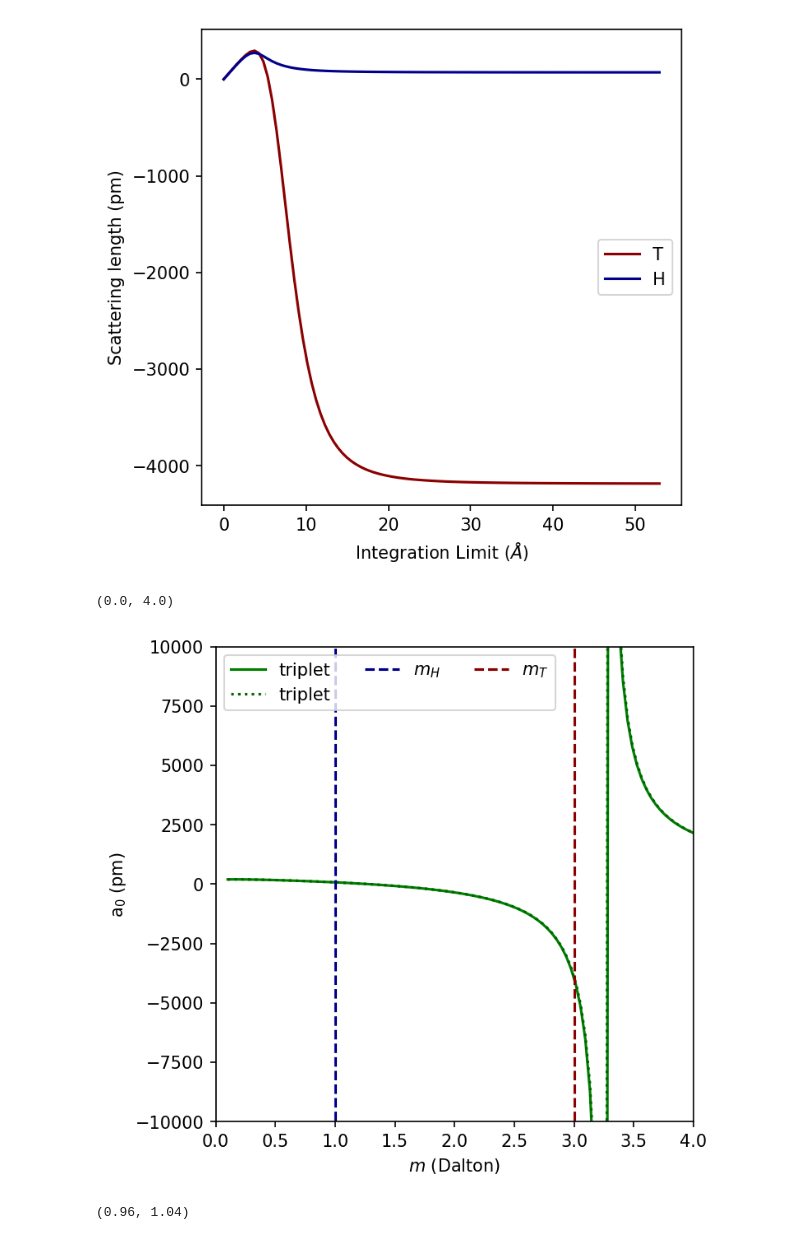
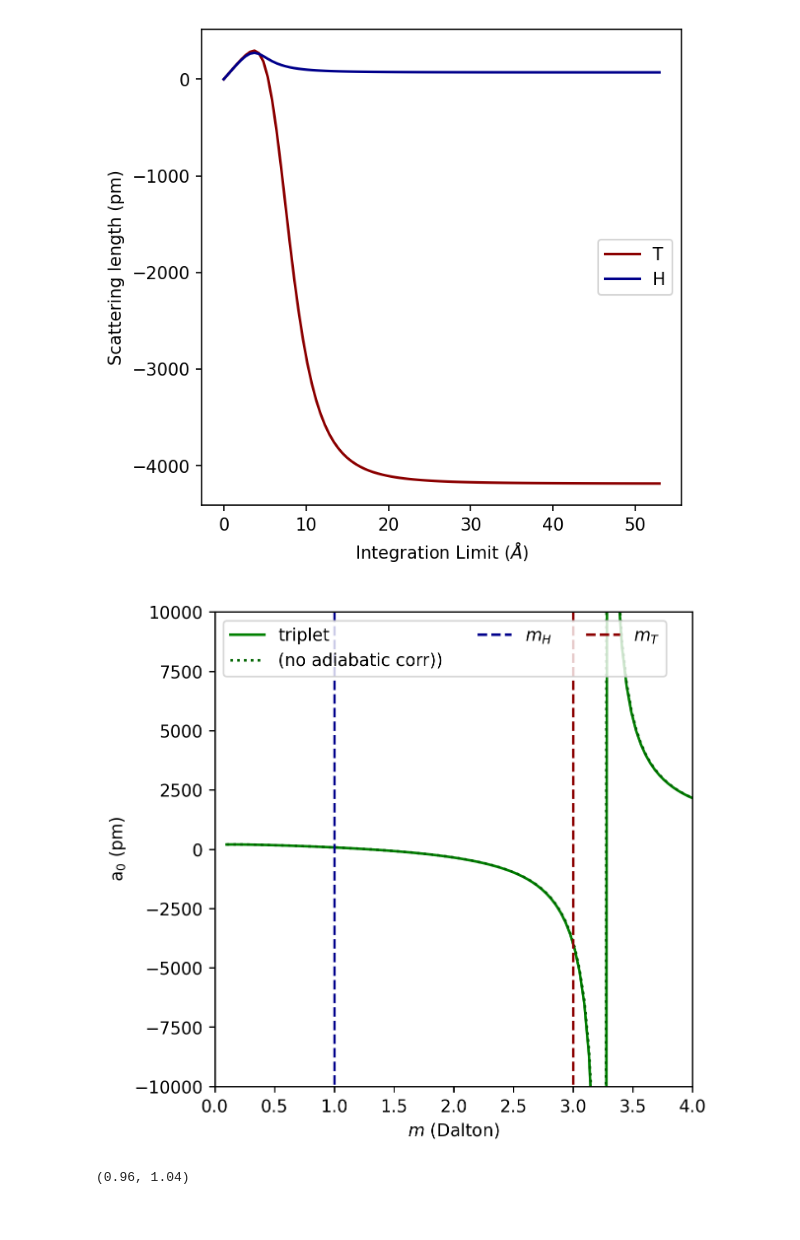
Before and after one commit to UTA-NURES/AtomicHScattering, a Jupyter notebook: examples/Elastic Cross Section.ipynb, the cells around one changed output. Cells and saved outputs as stored; diff of their text form; code cells hidden in the pictures.

```diff
--- a/examples/Elastic Cross Section.ipynb
+++ b/examples/Elastic Cross Section.ipynb
@@ -84,20 +84,20 @@ aVsMT_noad=np.array(aVsMT_noad)
 aVsMT_ad=np.array(aVsMT_ad)
 # %%
 
-plt.figure(figsize=(5,5),dpi=150)
+plt.figure(figsize=(5,5),dpi=250)
 plt.xlabel("$m$ (Dalton)")
 plt.ylabel(r"a$_0$ (pm)")
 plt.plot(ms,aVsMT_ad,color='green',label=r'triplet')
-plt.plot(ms,aVsMT_noad,':',color='DarkGreen',label=r'triplet')
+plt.plot(ms,aVsMT_noad,':',color='DarkGreen',label=r'(no adiabatic corr))')
 #plt.plot(ms,aVsMS,color='purple',label=r'singlet')
 plt.plot([1,1],[-100000,45000],'--',color='DarkBlue',label=r'$m_H$')
 plt.plot([3,3],[-100000,45000],'--',color='DarkRed',label=r'$m_T$')
 plt.ylim(-10000,10000)
 plt.legend(loc='upper left',ncol=3)
 plt.xlim(0,4)
+plt.savefig("./Plots/MassDependentElastic.png",dpi=250,bbox_inches='tight')
 # %% [output]
-(0.0, 4.0)
-[figure, old version]
+[figure, new version]
 # %%
 plt.figure(figsize=(5,5),dpi=150)
 plt.xlabel("$m$ (Dalton)")
```
Also changed, not shown: parts of 1 cell of this notebook, 21 other files.
